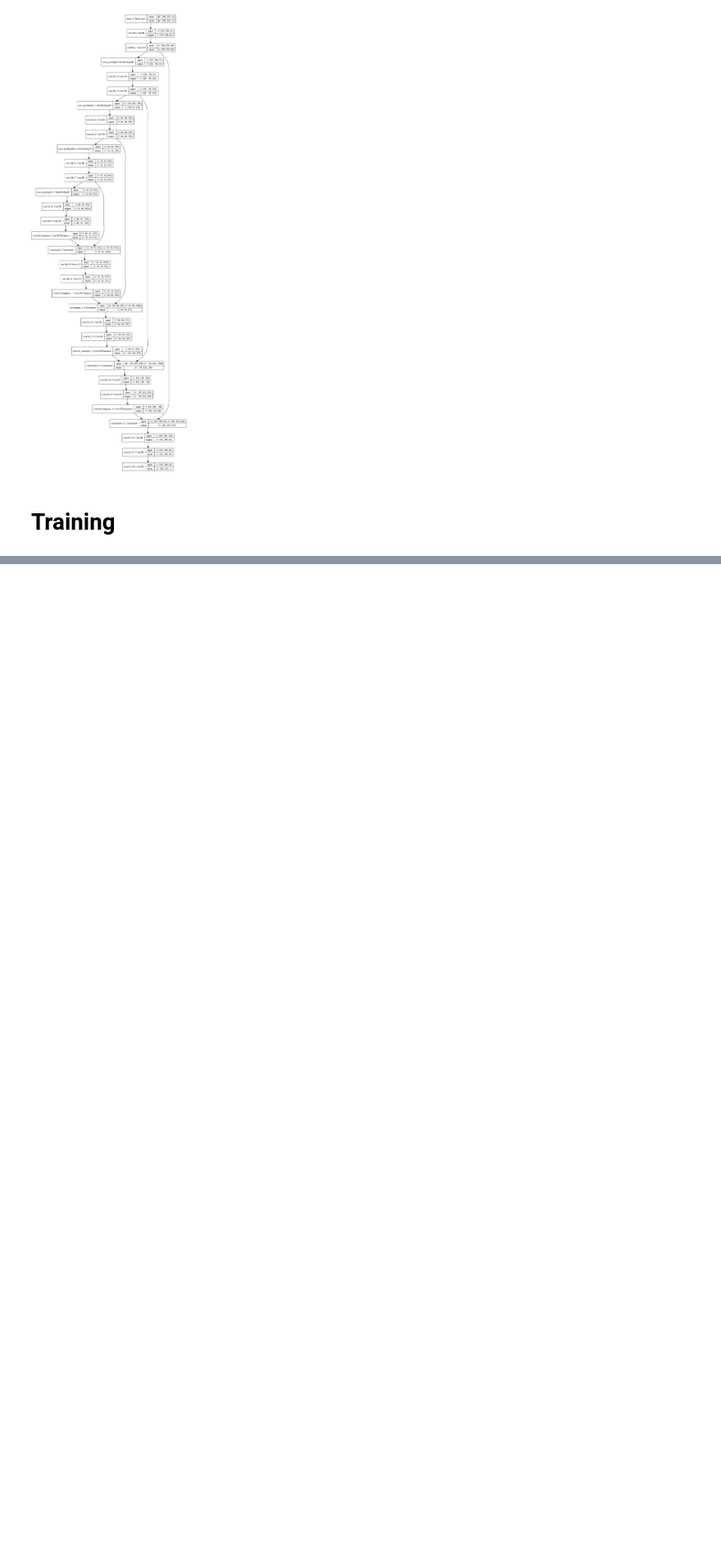
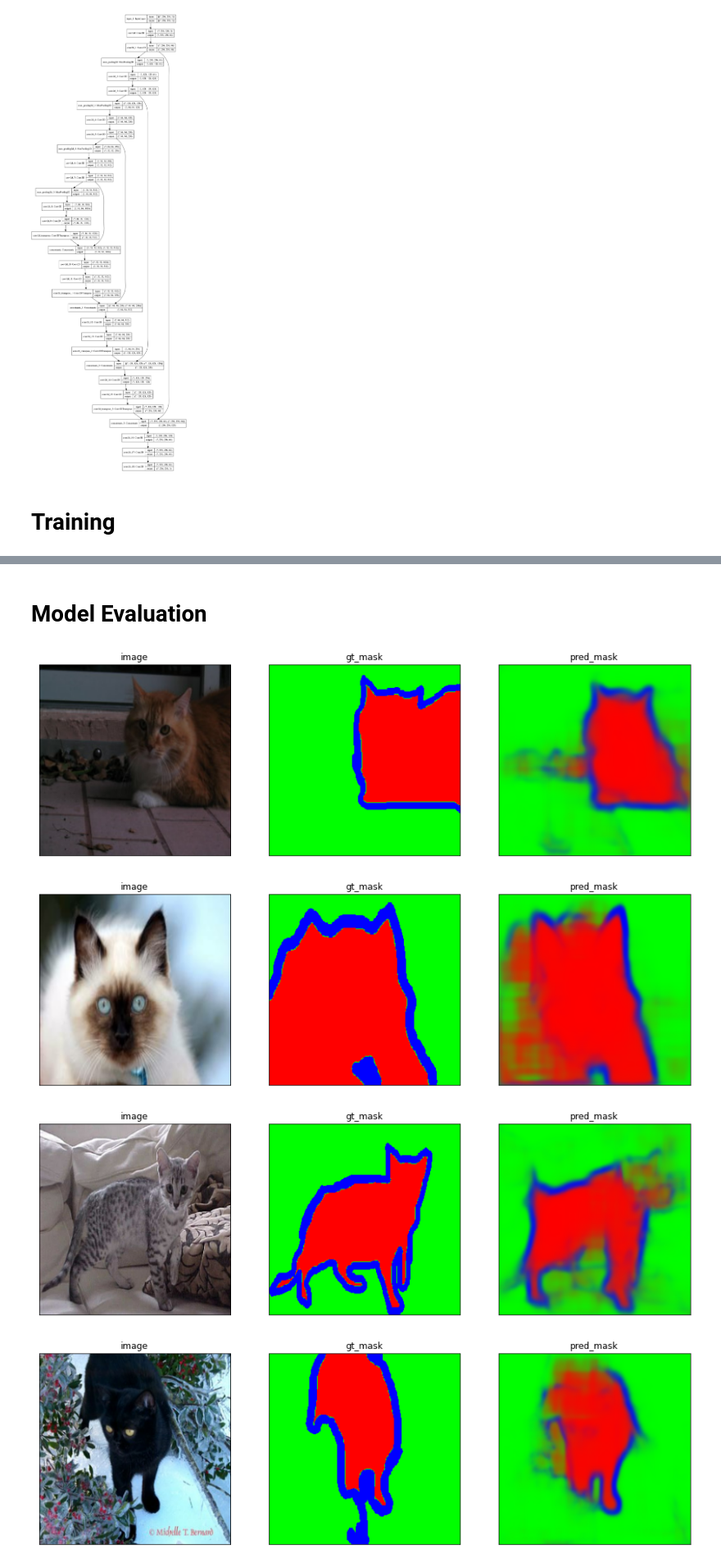
Before and after one commit to edwin-19/UNET-Scratch, a Jupyter notebook: UNET Plain.ipynb, the cells around one changed output, grey strips where cells are left out. Shown at 82% size. Cells and saved outputs as stored; diff of their text form; code cells hidden in the pictures; blank space fills up the shorter version.

```diff
--- a/UNET Plain.ipynb
+++ b/UNET Plain.ipynb
@@ -147,0 +195,16 @@ Epoch 2/10
+# %% [markdown]
+# Model Evaluation
+# %%
+for test_image, test_gt_mask in test_ds.shuffle(1024).map(norm_image).take(5):
+    pred_mask = model.predict(tf.expand_dims(test_image, axis=0))
+    pred_mask = tf.squeeze(pred_mask, axis=0)
+
+    pred_mask = tf.cast((pred_mask * 255), tf.uint8)
+    utils.visualize(
+        image=tf.cast((test_image * 255), tf.uint8), gt_mask=test_gt_mask, pred_mask=pred_mask
+    )
+# %% [output]
+[figure, added]
+[figure, added]
+[figure, added]
+[figure, added]
```
Also changed, not shown: parts of 14 cells of this notebook, 3 other files.
